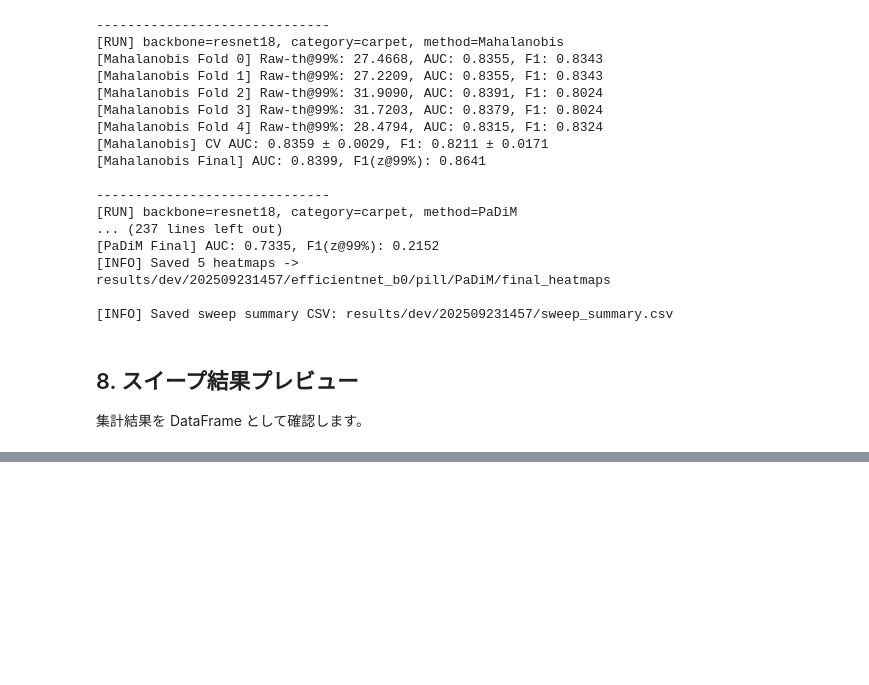
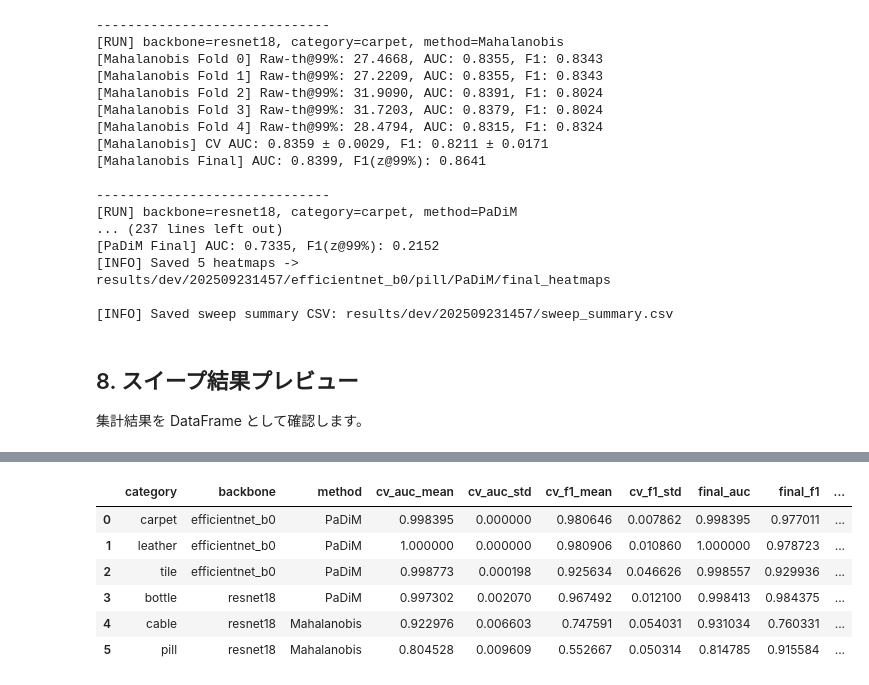
Before and after one commit to macken88/image-anomaly-detection, a Jupyter notebook: experiment.ipynb, the cells around one changed output, grey strips where cells are left out. Drawn from its saved outputs; the diff is of its cells as text; code cells hidden in the pictures; blank space fills up the shorter version.

```diff
--- a/experiment.ipynb
+++ b/experiment.ipynb
@@ -733,3 +735,26 @@ else:
 | 21 | efficientnet_b0 | cable | PaDiM | 0.793816 | 0.010135 | 0.509912 | 0.137425 | 0.796852 | 0.553846 | ... |
 | 22 | efficientnet_b0 | pill | Mahalanobis | 0.872504 | 0.007879 | 0.635538 | 0.101537 | 0.875341 | 0.915584 | ... |
 | 23 | efficientnet_b0 | pill | PaDiM | 0.736007 | 0.004455 | 0.215226 | 0.087139 | 0.733497 | 0.215190 | ... |
+# %%
+# カテゴリごとの最良構成を表示（final F1基準）
+best_rows: List[Dict[str, Any]] = []
+for category in TARGET_CATEGORIES:
+    df_cat = sweep_df[sweep_df["category"] == category]
+    if df_cat.empty:
+        continue
+    best_idx = df_cat["final_f1"].idxmax()
+    best_row = df_cat.loc[best_idx].to_dict()
+    best_rows.append(best_row)
+best_df = pd.DataFrame(best_rows)
+cols = best_df.columns.tolist()
+cols.insert(0, cols.pop(cols.index("category")))
+best_df = best_df[cols]
+display(best_df)
+# %% [output]
+|  | category | backbone | method | cv_auc_mean | cv_auc_std | cv_f1_mean | cv_f1_std | final_auc | final_f1 | ... |
+| 0 | carpet | efficientnet_b0 | PaDiM | 0.998395 | 0.000000 | 0.980646 | 0.007862 | 0.998395 | 0.977011 | ... |
+| 1 | leather | efficientnet_b0 | PaDiM | 1.000000 | 0.000000 | 0.980906 | 0.010860 | 1.000000 | 0.978723 | ... |
+| 2 | tile | efficientnet_b0 | PaDiM | 0.998773 | 0.000198 | 0.925634 | 0.046626 | 0.998557 | 0.929936 | ... |
+| 3 | bottle | resnet18 | PaDiM | 0.997302 | 0.002070 | 0.967492 | 0.012100 | 0.998413 | 0.984375 | ... |
+| 4 | cable | resnet18 | Mahalanobis | 0.922976 | 0.006603 | 0.747591 | 0.054031 | 0.931034 | 0.760331 | ... |
+| 5 | pill | resnet18 | Mahalanobis | 0.804528 | 0.009609 | 0.552667 | 0.050314 | 0.814785 | 0.915584 | ... |
```
Also changed, not shown: parts of 3 cells of this notebook.
